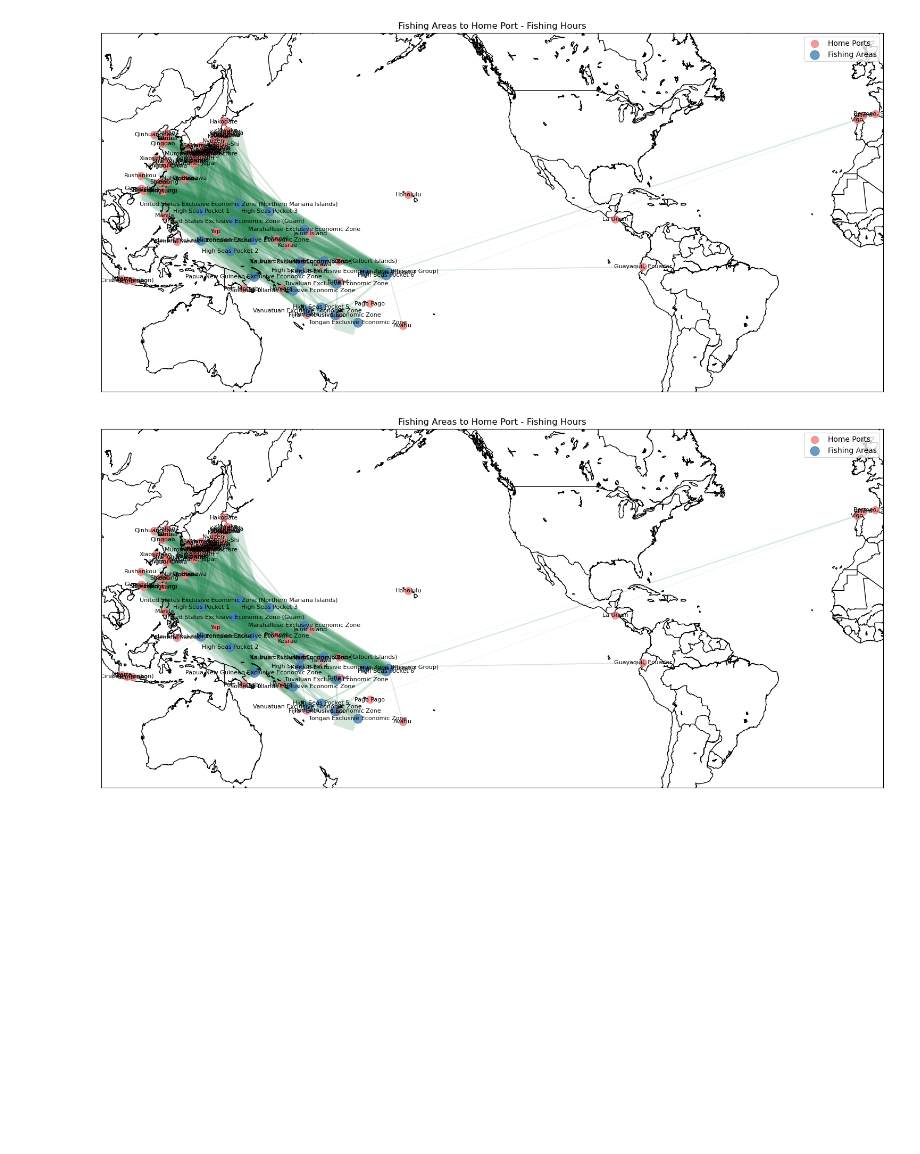
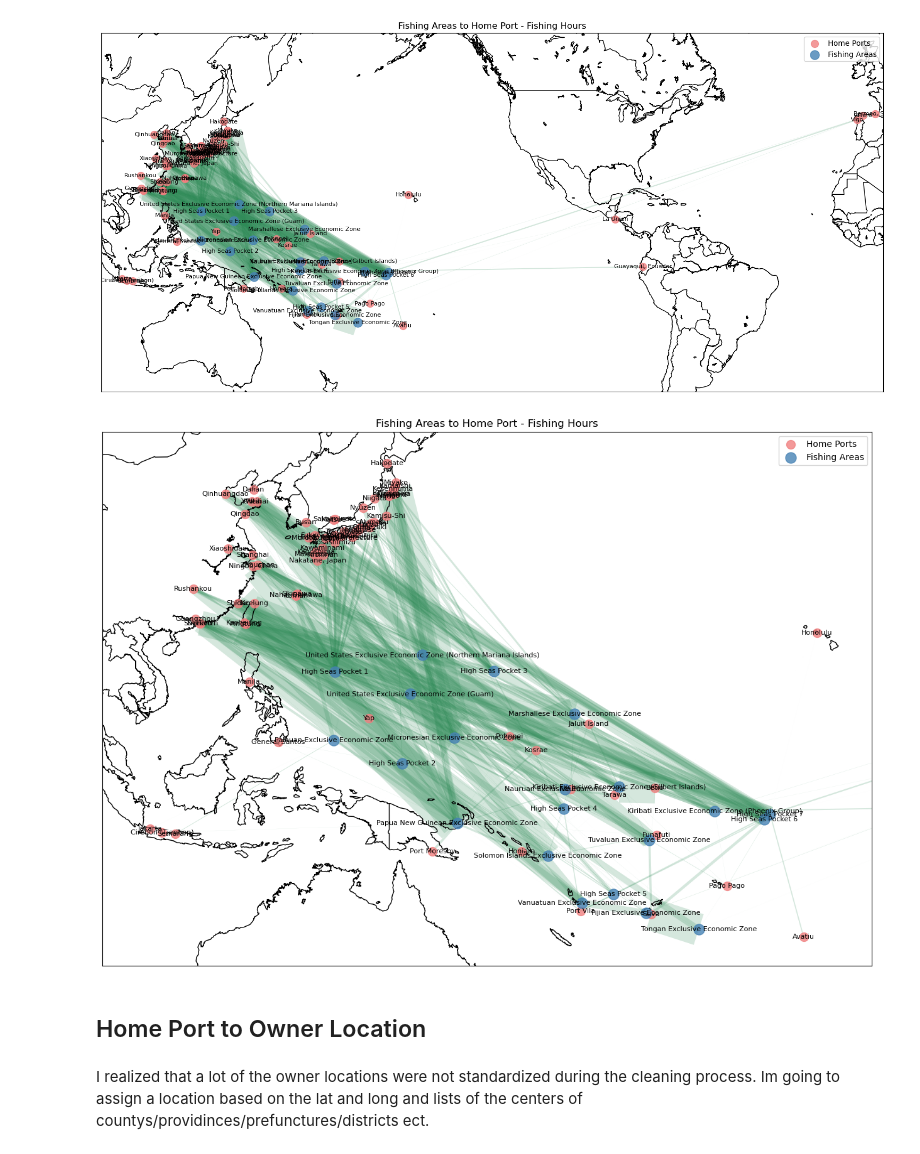
Before and after one commit to ek976/network_analytics_project, a Jupyter notebook: code/geo_network_mapping.ipynb, the cells around one changed output. Saved outputs shown, nothing was run; the diff lists cells and outputs as text; code cells hidden in the pictures; blank space fills up the shorter version.

Commit message:
made hp to owner loc map

```diff
--- a/code/geo_network_mapping.ipynb
+++ b/code/geo_network_mapping.ipynb
@@ -132,33 +124,49 @@ plt.show()
 # %%
 plt.figure(figsize=(15,9))
 m = Basemap(
     projection='merc',
     llcrnrlon=100,
-    llcrnrlat=-40,
-    urcrnrlon=360,
-    urcrnrlat=60,
+    llcrnrlat=-25,
+    urcrnrlon=210,
+    urcrnrlat=45,
     lat_ts=0,
     resolution='l',
     suppress_ticks=True)
 
 m.drawcountries(linewidth = 1)
 m.drawcoastlines(linewidth=1)
 
 
-# Draw nodes
+# Adjust coordinates to the same CRS as the basemap
+mx_ports, my_ports = m(home_ports_adj['home_port_longitude'].values, home_ports_adj['home_port_latitude'].values)
+mx_areas, my_areas = m(fishing_areas_adj['fishing_area_long'].values, fishing_areas_adj['fishing_area_lat'].values)
+
+# Create separate position dictionaries for the two types of nodes
+pos_ports = {port: (mx_ports[i], my_ports[i]) for i, port in enumerate(home_ports['home_port_name'])}
+pos_areas = {area: (mx_areas[i], my_areas[i]) for i, area in enumerate(fishing_areas['GEONAME'])}
+
 # Draw the nodes
 nx.draw_networkx_nodes(G, pos_ports, nodelist=list(pos_ports.keys()),
                       node_color='lightcoral', alpha = 0.8, node_size=100, label='Home Ports')
 nx.draw_networkx_nodes(G, pos_areas, nodelist=list(pos_areas.keys()),
                       node_color='steelblue', alpha = 0.8, node_size=150, label='Fishing Areas')
 
+# Combine positions
+pos_combined = {**pos_ports, **pos_areas}
+# Get edge weights and create a list of widths
+edge_weights = nx.get_edge_attributes(G, 'fishing_hours')
+widths = [edge_weights[edge]/100 for edge in G.edges()]
 # draw the edges
 nx.draw_networkx_edges(G, pos = pos_combined, width=widths, edge_color='seagreen', alpha=0.2, arrows = False)
 
 nx.draw_networkx_labels(G, pos_combined, font_size=8)
 plt.legend()
 plt.title("Fishing Areas to Home Port - Fishing Hours")
 plt.tight_layout()
 plt.show()
 # %% [output]
-[figure, old version]
+[figure, new version]
+# %% [markdown]
+## Home Port to Owner Location
+# %% [markdown]
+I realized that a lot of the owner locations were not standardized during the cleaning process. Im going to assign a location based on the lat and long and lists of the centers of countys/providinces/prefunctures/districts ect.
```
Also changed, not shown: parts of 11 cells of this notebook, 2 other files.
